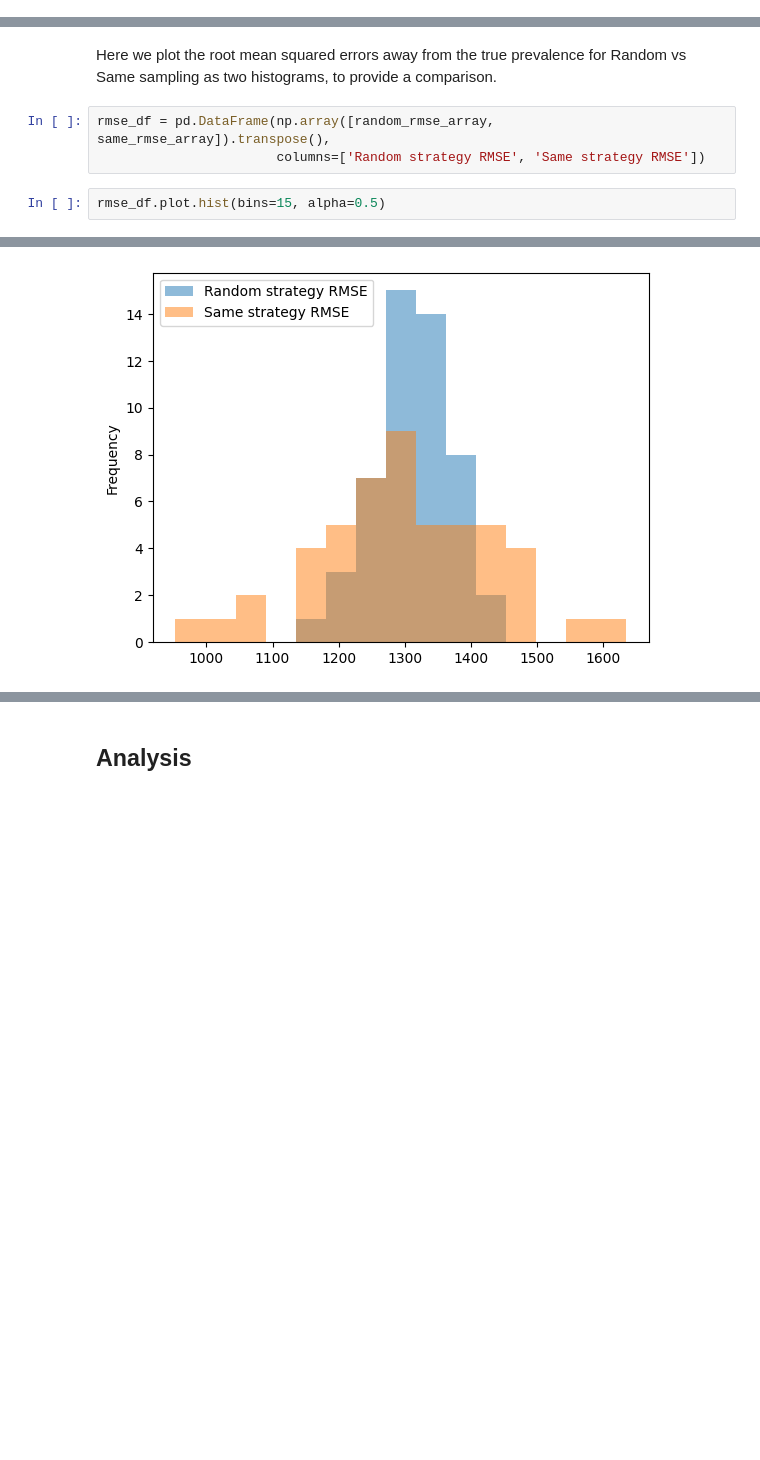
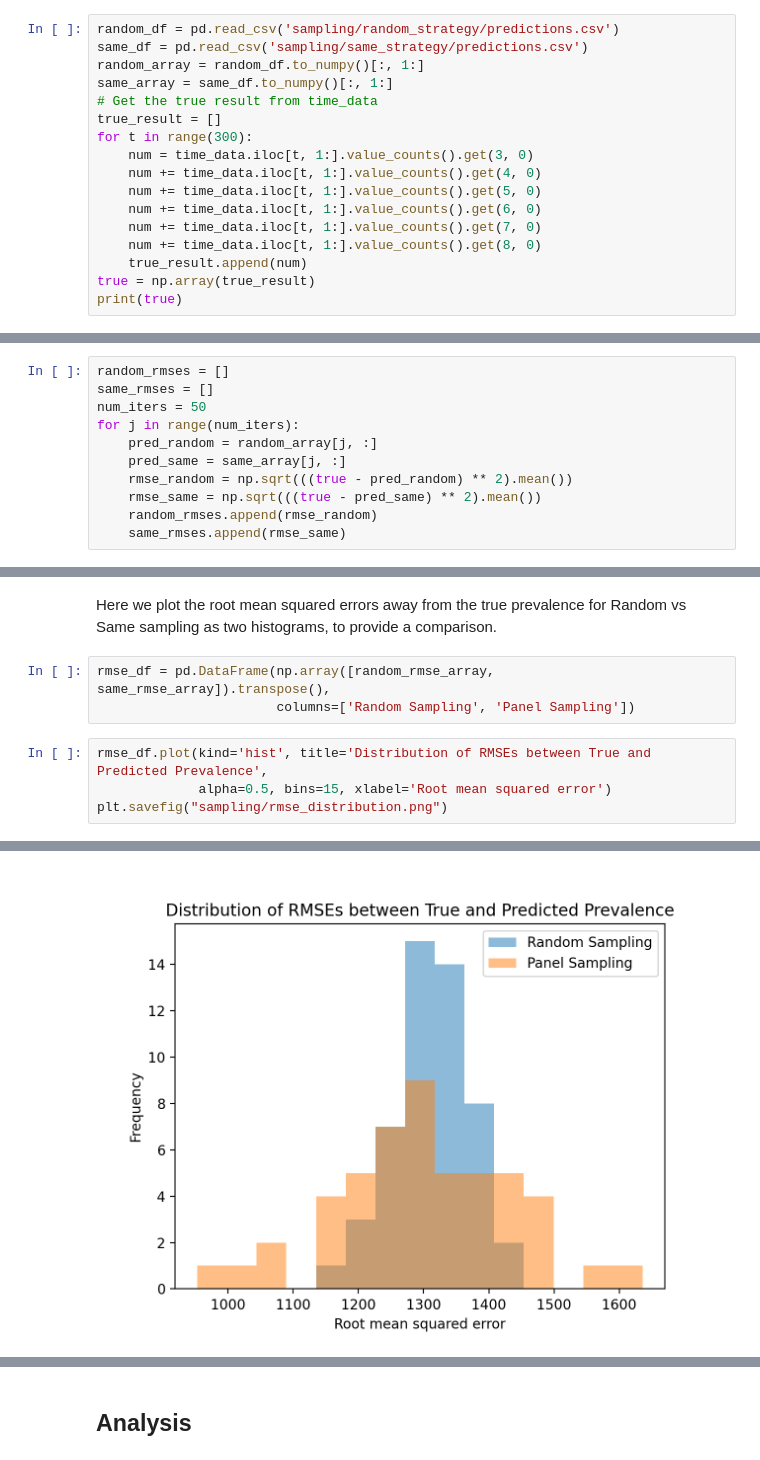
Before and after one commit to SABS-R3-Epidemiology/EpiOS, a Jupyter notebook: gibraltar_replacement_example/sampling.ipynb, the cells around one changed output, grey strips where cells are left out. Cells and saved outputs as stored; diff of their text form; blank space fills up the shorter version.

```diff
--- a/gibraltar_replacement_example/sampling.ipynb
+++ b/gibraltar_replacement_example/sampling.ipynb
@@ -185,0 +199,17 @@ same_df.to_csv('sampling/same_strategy/predictions.csv')
+# %%
+random_df = pd.read_csv('sampling/random_strategy/predictions.csv')
+same_df = pd.read_csv('sampling/same_strategy/predictions.csv')
+random_array = random_df.to_numpy()[:, 1:]
+same_array = same_df.to_numpy()[:, 1:]
+# Get the true result from time_data
+true_result = []
+for t in range(300):
+    num = time_data.iloc[t, 1:].value_counts().get(3, 0)
+    num += time_data.iloc[t, 1:].value_counts().get(4, 0)
+    num += time_data.iloc[t, 1:].value_counts().get(5, 0)
+    num += time_data.iloc[t, 1:].value_counts().get(6, 0)
+    num += time_data.iloc[t, 1:].value_counts().get(7, 0)
+    num += time_data.iloc[t, 1:].value_counts().get(8, 0)
+    true_result.append(num)
+true = np.array(true_result)
+print(true)
@@ -185,0 +234,11 @@ same_df.to_csv('sampling/same_strategy/predictions.csv')
+# %%
+random_rmses = []
+same_rmses = []
+num_iters = 50
+for j in range(num_iters):
+    pred_random = random_array[j, :]
+    pred_same = same_array[j, :]
+    rmse_random = np.sqrt(((true - pred_random) ** 2).mean())
+    rmse_same = np.sqrt(((true - pred_same) ** 2).mean())
+    random_rmses.append(rmse_random)
+    same_rmses.append(rmse_same)
@@ -231,7 +316,9 @@ Here we plot the root mean squared errors away from the true prevalence for Rand
 two histograms, to provide a comparison.
 # %%
 rmse_df = pd.DataFrame(np.array([random_rmse_array, same_rmse_array]).transpose(),
-                       columns=['Random strategy RMSE', 'Same strategy RMSE'])
+                       columns=['Random Sampling', 'Panel Sampling'])
 # %%
-rmse_df.plot.hist(bins=15, alpha=0.5)
+rmse_df.plot(kind='hist', title='Distribution of RMSEs between True and Predicted Prevalence',
+             alpha=0.5, bins=15, xlabel='Root mean squared error')
+plt.savefig("sampling/rmse_distribution.png")
 # %% [output]
@@ -239 +325 @@ rmse_df.plot.hist(bins=15, alpha=0.5)
-[figure, old version]
+[figure, new version]
```
Also changed, not shown: parts of 20 cells of this notebook.
